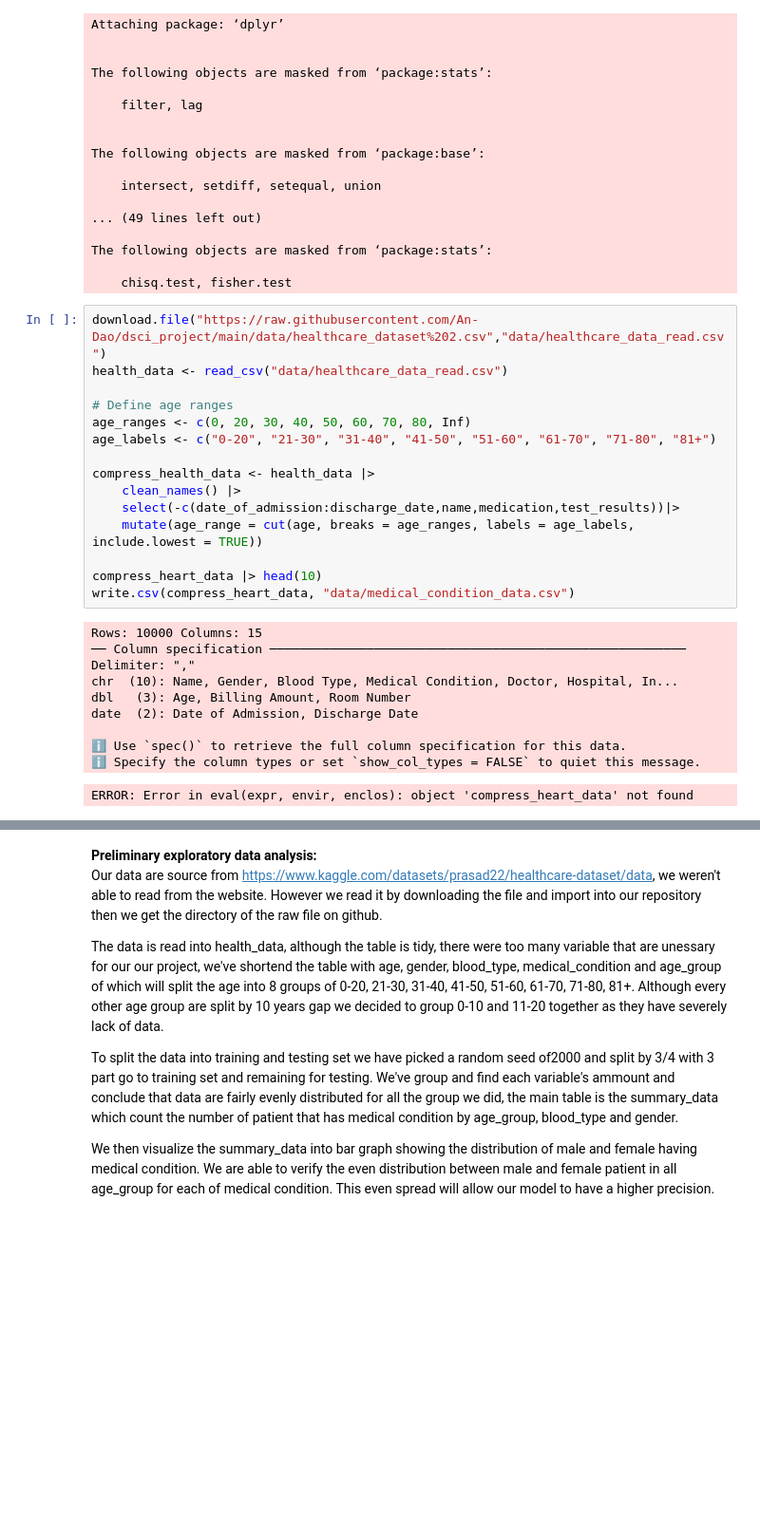
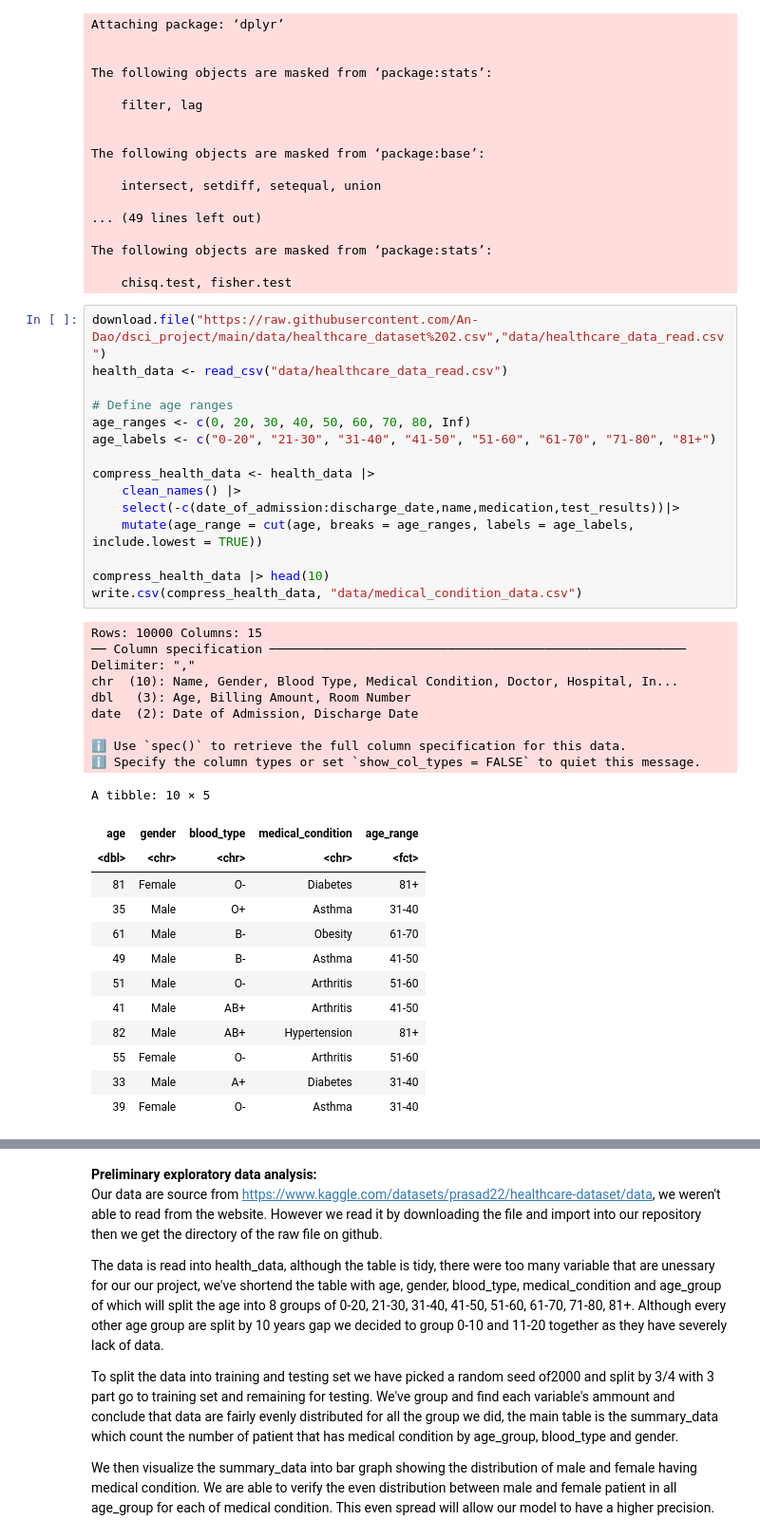
Before and after one commit to An-Dao/dsci_project, a Jupyter notebook: project_proposal.ipynb, the cells around one changed output, grey strips where cells are left out. Shown at 95% size. Cells and saved outputs as stored; diff of their text form; blank space fills up the shorter version.

```diff
--- a/project_proposal.ipynb
+++ b/project_proposal.ipynb
@@ -39,29 +39,41 @@ The following objects are masked from ‘package:stats’:
 # %%
 download.file("https://raw.githubusercontent.com/An-Dao/dsci_project/main/data/healthcare_dataset%202.csv","data/healthcare_data_read.csv")
 health_data <- read_csv("data/healthcare_data_read.csv")
 
 # Define age ranges
 age_ranges <- c(0, 20, 30, 40, 50, 60, 70, 80, Inf)
 age_labels <- c("0-20", "21-30", "31-40", "41-50", "51-60", "61-70", "71-80", "81+")
 
 compress_health_data <- health_data |>
     clean_names() |>
     select(-c(date_of_admission:discharge_date,name,medication,test_results))|>
     mutate(age_range = cut(age, breaks = age_ranges, labels = age_labels, include.lowest = TRUE))
 
-compress_heart_data |> head(10)
-write.csv(compress_heart_data, "data/medical_condition_data.csv")
+compress_health_data |> head(10)
+write.csv(compress_health_data, "data/medical_condition_data.csv")
 # %% [output]
 Rows: 10000 Columns: 15
 ── Column specification ────────────────────────────────────────────────────────
 Delimiter: ","
 chr  (10): Name, Gender, Blood Type, Medical Condition, Doctor, Hospital, In...
 dbl   (3): Age, Billing Amount, Room Number
 date  (2): Date of Admission, Discharge Date
 
 ℹ Use `spec()` to retrieve the full column specification for this data.
 ℹ Specify the column types or set `show_col_types = FALSE` to quiet this message.
-ERROR: Error in eval(expr, envir, enclos): object 'compress_heart_data' not found
+A tibble: 10 × 5
+| age | gender | blood_type | medical_condition | age_range |
+| <dbl> | <chr> | <chr> | <chr> | <fct> |
+| 81 | Female | O- | Diabetes | 81+ |
+| 35 | Male | O+ | Asthma | 31-40 |
+| 61 | Male | B- | Obesity | 61-70 |
+| 49 | Male | B- | Asthma | 41-50 |
+| 51 | Male | O- | Arthritis | 51-60 |
+| 41 | Male | AB+ | Arthritis | 41-50 |
+| 82 | Male | AB+ | Hypertension | 81+ |
+| 55 | Female | O- | Arthritis | 51-60 |
+| 33 | Male | A+ | Diabetes | 31-40 |
+| 39 | Female | O- | Asthma | 31-40 |
 # %%
 set.seed(2000)
 
```
Also changed, not shown: parts of 3 cells of this notebook, 4 other files.
